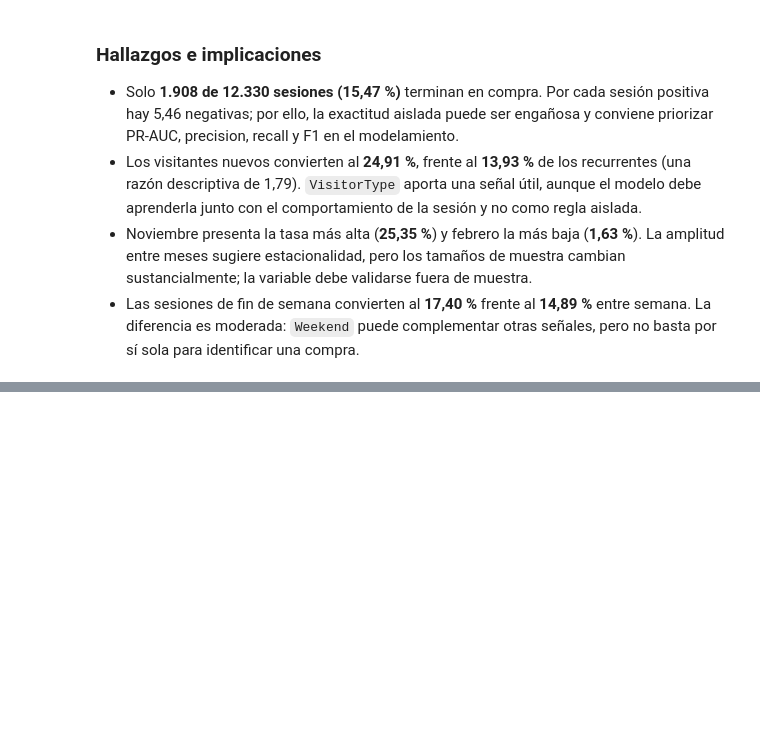
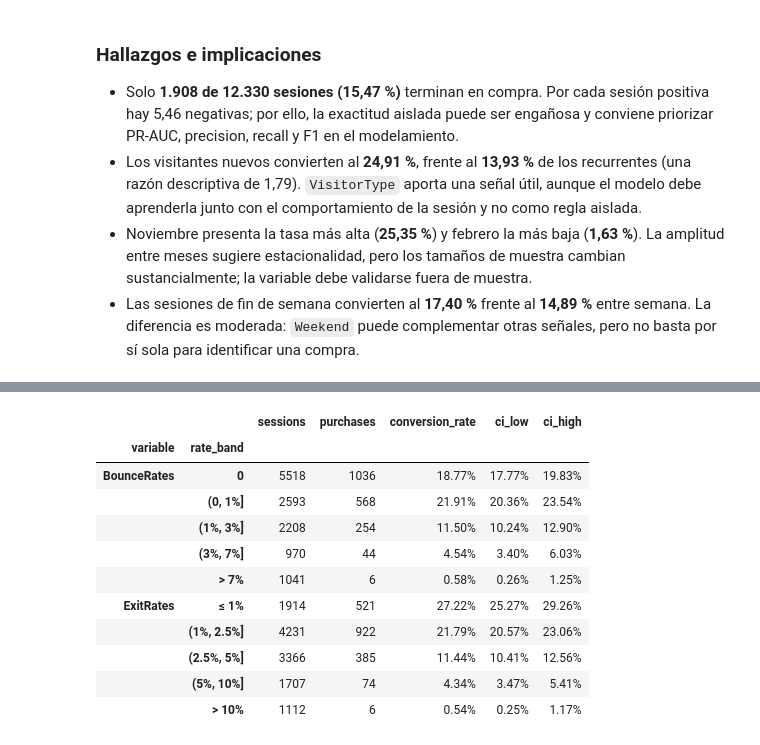
Before and after one commit to aladelca/maia_despliegue_soluciones_microproyecto, a Jupyter notebook: notebooks/09_eda_business_purchase_probability.ipynb, the cells around one changed output, grey strips where cells are left out. Saved outputs shown, nothing was run; the diff lists cells and outputs as text; code cells hidden in the pictures; blank space fills up the shorter version.

```diff
--- a/notebooks/09_eda_business_purchase_probability.ipynb
+++ b/notebooks/09_eda_business_purchase_probability.ipynb
@@ -165,0 +247,32 @@ plt.show()
+# %%
+bounce_band = pd.cut(
+    sessions['BounceRates'],
+    bins=[-1e-12, 0, 0.01, 0.03, 0.07, 0.201],
+    labels=['0', '(0, 1%]', '(1%, 3%]', '(3%, 7%]', '> 7%'],
+    include_lowest=True,
+)
+exit_band = pd.cut(
+    sessions['ExitRates'],
+    bins=[-1e-12, 0.01, 0.025, 0.05, 0.10, 0.201],
+    labels=['≤ 1%', '(1%, 2.5%]', '(2.5%, 5%]', '(5%, 10%]', '> 10%'],
+    include_lowest=True,
+)
+bounce_conversion = conversion_table(sessions.assign(RateBand=bounce_band), 'RateBand')
+exit_conversion = conversion_table(sessions.assign(RateBand=exit_band), 'RateBand')
+display(pd.concat(
+    {'BounceRates': bounce_conversion, 'ExitRates': exit_conversion},
+    names=['variable', 'rate_band'],
+).style.format({'conversion_rate': '{:.2%}', 'ci_low': '{:.2%}', 'ci_high': '{:.2%}'}))
+# %% [output]
+|  |  | sessions | purchases | conversion_rate | ci_low | ci_high |
+| variable | rate_band |  |  |  |  |  |
+| BounceRates | 0 | 5518 | 1036 | 18.77% | 17.77% | 19.83% |
+|  | (0, 1%] | 2593 | 568 | 21.91% | 20.36% | 23.54% |
+|  | (1%, 3%] | 2208 | 254 | 11.50% | 10.24% | 12.90% |
+|  | (3%, 7%] | 970 | 44 | 4.54% | 3.40% | 6.03% |
+|  | > 7% | 1041 | 6 | 0.58% | 0.26% | 1.25% |
+| ExitRates | ≤ 1% | 1914 | 521 | 27.22% | 25.27% | 29.26% |
+|  | (1%, 2.5%] | 4231 | 922 | 21.79% | 20.57% | 23.06% |
+|  | (2.5%, 5%] | 3366 | 385 | 11.44% | 10.41% | 12.56% |
+|  | (5%, 10%] | 1707 | 74 | 4.34% | 3.47% | 5.41% |
+|  | > 10% | 1112 | 6 | 0.54% | 0.25% | 1.17% |
```
Also changed, not shown: parts of 8 cells of this notebook, 2 other files.
